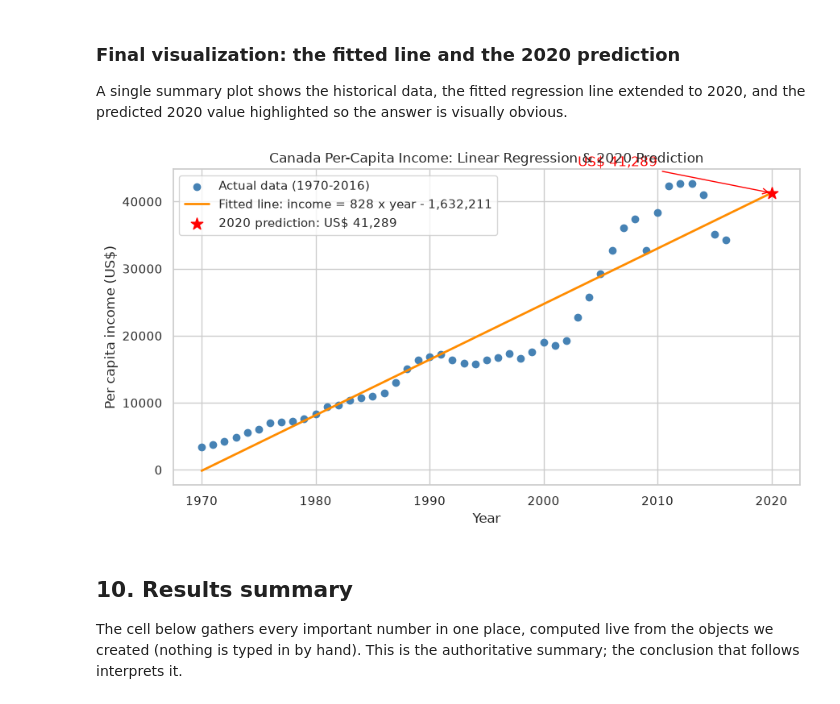
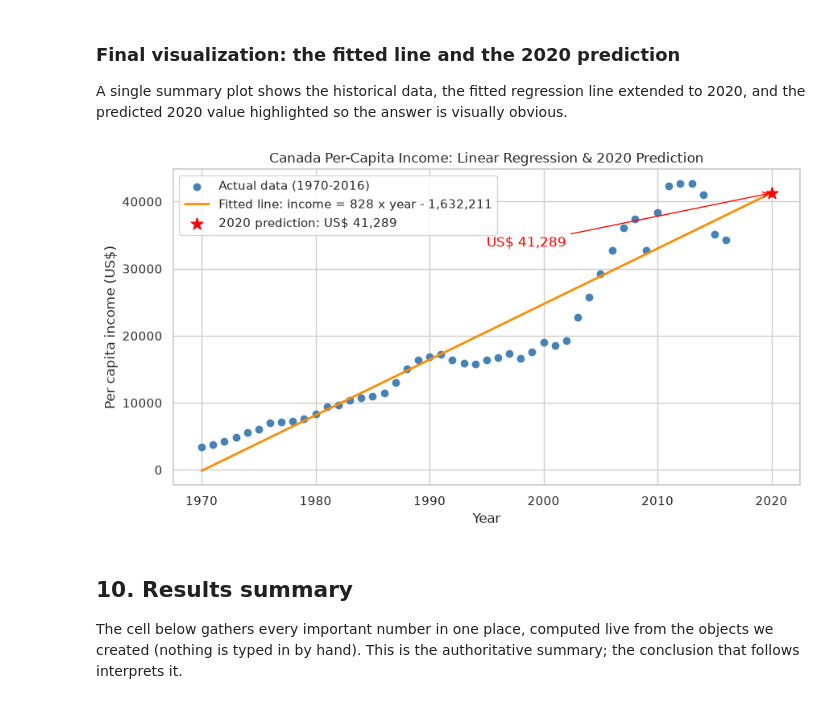
Before and after one commit to Muhammed-Fathi/ML-Course-Assignments, a Jupyter notebook: assignments/assignment_01/notebooks/01_canada_linear_regression.ipynb, the cells around one changed output. Drawn from its saved outputs; the diff is of its cells as text; code cells hidden in the pictures.

Commit message:
Polish final 2020-prediction plot annotation placement
Co-authored-by: arena-agent <297053741+arena-agent@users.noreply.github.com>

```diff
--- a/assignments/assignment_01/notebooks/01_canada_linear_regression.ipynb
+++ b/assignments/assignment_01/notebooks/01_canada_linear_regression.ipynb
@@ -412,25 +412,25 @@ A single summary plot shows the historical data, the fitted regression line exte
 # %%
 # A smooth line from the first year to 2020.
 line_years = np.linspace(df[year_col].min(), 2020, 300).reshape(-1, 1)
 line_income = final_model.predict(line_years)
 
 fig, ax = plt.subplots()
 ax.scatter(df[year_col], df[income_col], color="steelblue", label="Actual data (1970-2016)")
 ax.plot(line_years, line_income, color="darkorange", linewidth=2,
         label=f"Fitted line: income = {slope:,.0f} x year {'+' if intercept >= 0 else '-'} {abs(intercept):,.0f}")
 ax.scatter([2020], [predicted_2020], color="red", s=120, zorder=5, marker="*",
            label=f"2020 prediction: US$ {predicted_2020:,.0f}")
 ax.annotate(f"US$ {predicted_2020:,.0f}", xy=(2020, predicted_2020),
-            xytext=(2003, predicted_2020 + 4000),
+            xytext=(1995, predicted_2020 - 8000),
             arrowprops=dict(arrowstyle="->", color="red"), color="red")
 ax.set_title("Canada Per-Capita Income: Linear Regression & 2020 Prediction")
 ax.set_xlabel("Year")
 ax.set_ylabel("Per capita income (US$)")
 ax.legend(loc="upper left")
 plt.tight_layout()
 plt.show()
 # %% [output]
-[figure, old version]
+[figure, new version]
 # %% [markdown]
 ## 10. Results summary
 
```
